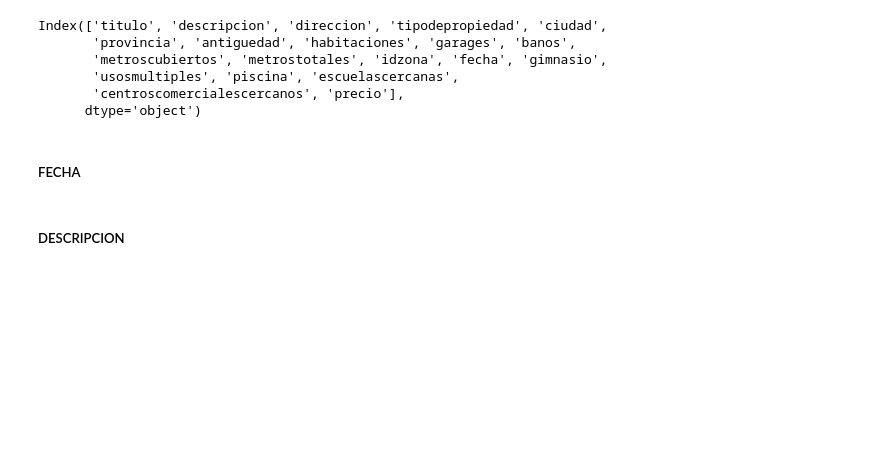
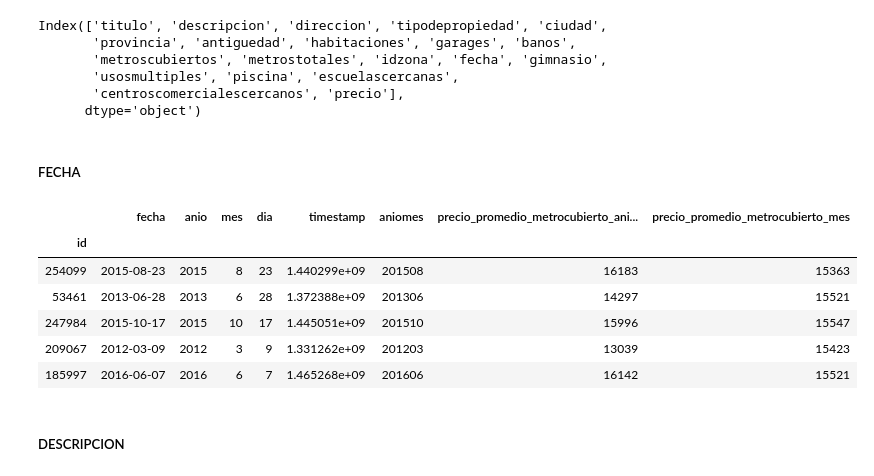
Before and after one commit to nicomatex/datos_tp2_2c2019, a Jupyter notebook: feature_engineering.ipynb, the cells around one changed output. Cells and saved outputs as stored; diff of their text form; code cells hidden in the pictures; blank space fills up the shorter version.

```diff
--- a/feature_engineering.ipynb
+++ b/feature_engineering.ipynb
@@ -114,6 +118,16 @@ encoder = ce.OneHotEncoder()
 encoded = encoder.fit_transform(df_fecha['aniomes'].astype('category')).add_suffix("_ohencoded")
 encoded.to_csv('./features/aniomes_ohencoded.csv')
 features['aniomes_ohencoded'] = encoded.columns.values
+# %%
+df_fecha.head()
+# %% [output]
+|  | fecha | anio | mes | dia | timestamp | aniomes | precio_promedio_metrocubierto_ani... | precio_promedio_metrocubierto_mes |
+| id |  |  |  |  |  |  |  |  |
+| 254099 | 2015-08-23 | 2015 | 8 | 23 | 1.440299e+09 | 201508 | 16183 | 15363 |
+| 53461 | 2013-06-28 | 2013 | 6 | 28 | 1.372388e+09 | 201306 | 14297 | 15521 |
+| 247984 | 2015-10-17 | 2015 | 10 | 17 | 1.445051e+09 | 201510 | 15996 | 15547 |
+| 209067 | 2012-03-09 | 2012 | 3 | 9 | 1.331262e+09 | 201203 | 13039 | 15423 |
+| 185997 | 2016-06-07 | 2016 | 6 | 7 | 1.465268e+09 | 201606 | 16142 | 15521 |
 # %% [markdown]
 ##### DESCRIPCION
 # %%
```
Also changed, not shown: parts of 12 cells of this notebook, 3 other files.
